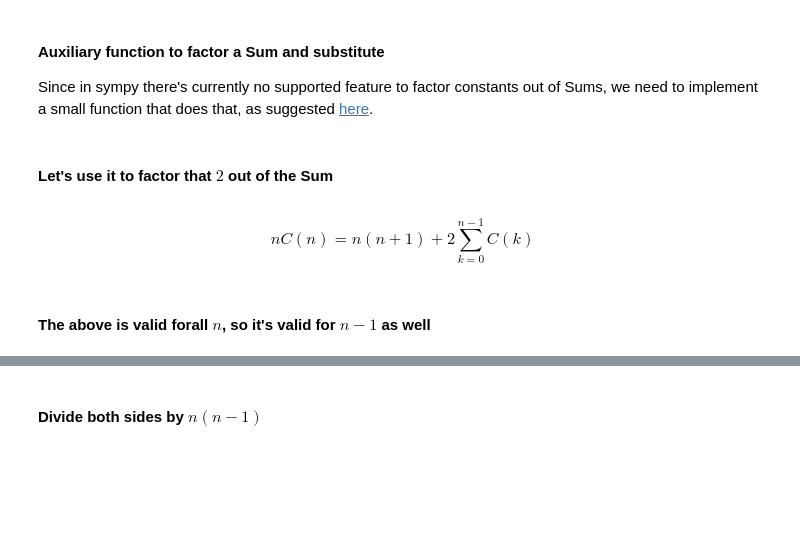
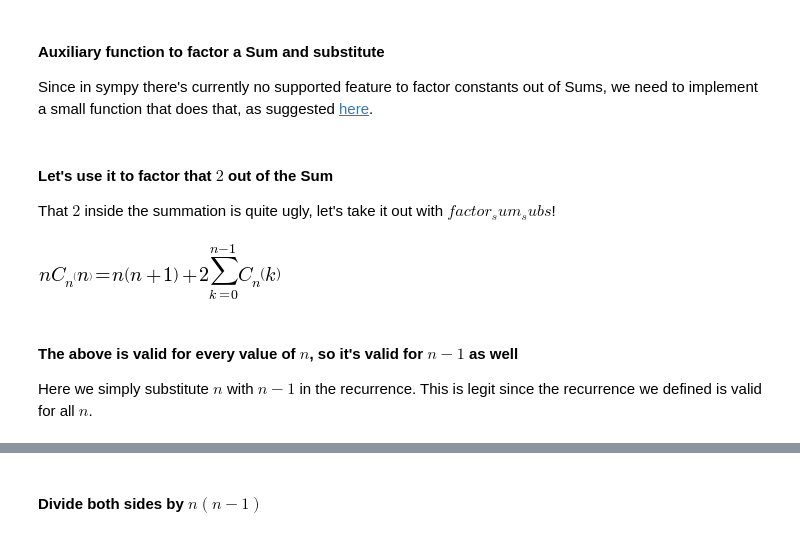
Before and after one commit to oddlord/uni, a Jupyter notebook: Progetto PAA.ipynb, the cells around one changed output, grey strips where cells are left out. Cells and saved outputs as stored; diff of their text form; code cells hidden in the pictures; blank space fills up the shorter version.

```diff
--- a/Progetto PAA.ipynb
+++ b/Progetto PAA.ipynb
@@ -223,13 +232,15 @@ def factor_sum_subs(eq, old_sum):
     return eq.subs(old_sum, new_sum)
 # %% [markdown]
 #### Let's use it to factor that $2$ out of the Sum
+That $2$ inside the summation is quite ugly, let's take it out with $factor_sum_subs$!
 # %%
-base_rec3 = factor_sum_subs(base_rec2, Sum(2*C_fun(k), (k, 0, n-1)))
+base_rec3 = factor_sum_subs(base_rec2, Sum(2*Cn(k), (k, 0, n-1)))
 base_rec3
 # %% [output]
-$$n C{\left (n \right )} = n \left(n + 1\right) + 2 \sum_{k=0}^{n - 1} C{\left (k \right )}$$
+[figure, added]
 # %% [markdown]
-#### The above is valid forall $n$, so it's valid for $n-1$ as well
+#### The above is valid for every value of $n$, so it's valid for $n-1$ as well
+Here we simply substitute $n$ with $n-1$ in the recurrence. This is legit since the recurrence we defined is valid for all $n$.
 # %%
 base_rec3_prev = base_rec3.subs(n, n-1)
 base_rec3_prev
```
Also changed, not shown: parts of 127 cells of this notebook.
